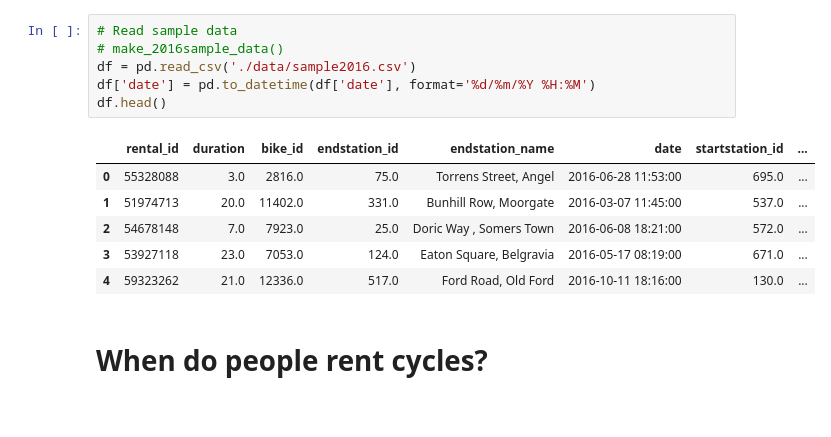
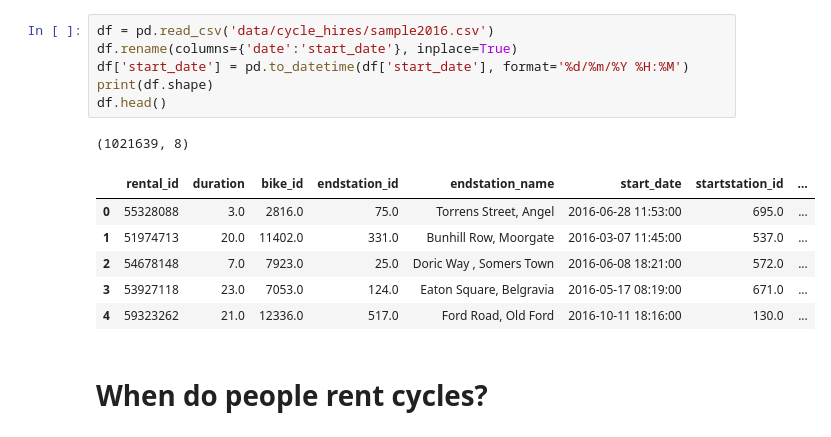
Before and after one commit to fabiangunzinger/london_cycling, a Jupyter notebook: tfl_bikes_clusters.ipynb, the cells around one changed output. Cells and saved outputs as stored; diff of their text form.

```diff
--- a/london_cycling.ipynb
+++ b/tfl_bikes_clusters.ipynb
@@ -104,11 +9,12 @@ ValueError: No objects to concatenate
 # %%
-# Read sample data
-# make_2016sample_data()
-df = pd.read_csv('./data/sample2016.csv')
-df['date'] = pd.to_datetime(df['date'], format='%d/%m/%Y %H:%M')
+df = pd.read_csv('data/cycle_hires/sample2016.csv')
+df.rename(columns={'date':'start_date'}, inplace=True)
+df['start_date'] = pd.to_datetime(df['start_date'], format='%d/%m/%Y %H:%M')
+print(df.shape)
 df.head()
 # %% [output]
+(1021639, 8)
-|  | rental_id | duration | bike_id | endstation_id | endstation_name | date | startstation_id | ... |
+|  | rental_id | duration | bike_id | endstation_id | endstation_name | start_date | startstation_id | ... |
 | 0 | 55328088 | 3.0 | 2816.0 | 75.0 | Torrens Street, Angel | 2016-06-28 11:53:00 | 695.0 | ... |
 | 1 | 51974713 | 20.0 | 11402.0 | 331.0 | Bunhill Row, Moorgate | 2016-03-07 11:45:00 | 537.0 | ... |
 | 2 | 54678148 | 7.0 | 7923.0 | 25.0 | Doric Way , Somers Town | 2016-06-08 18:21:00 | 572.0 | ... |
```
Also changed, not shown: parts of 10 cells of this notebook, 2 other files.
